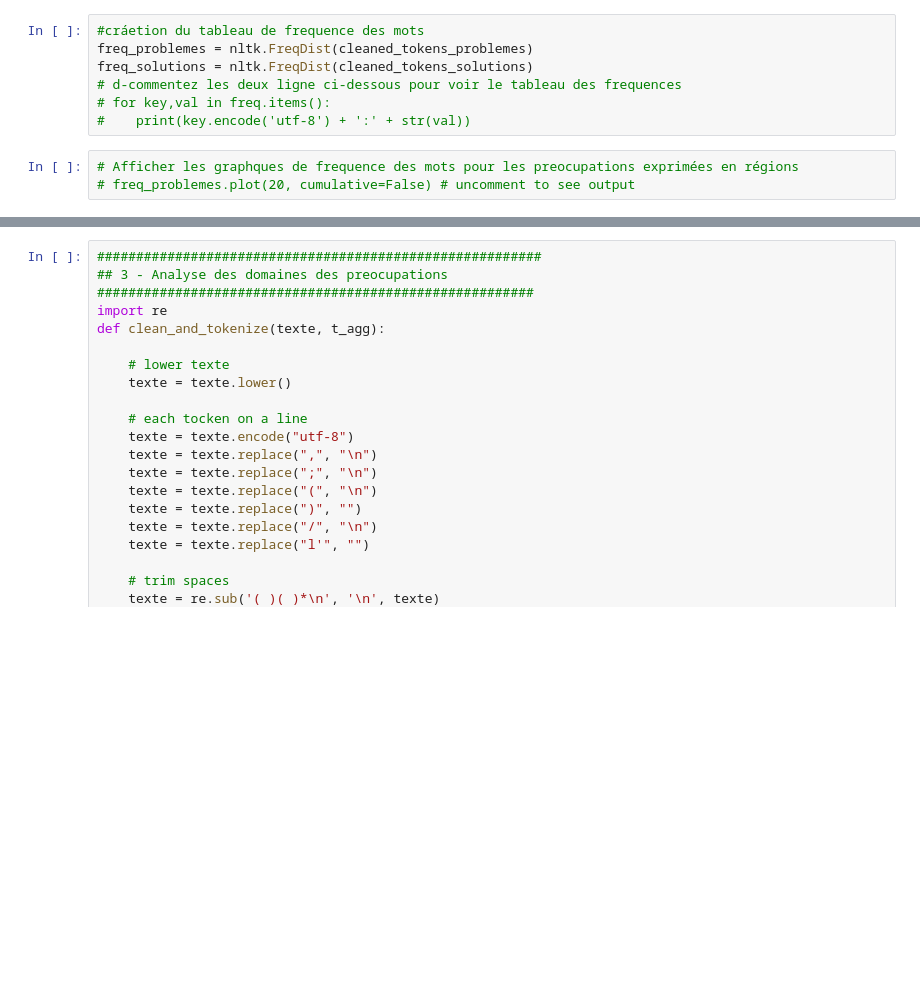
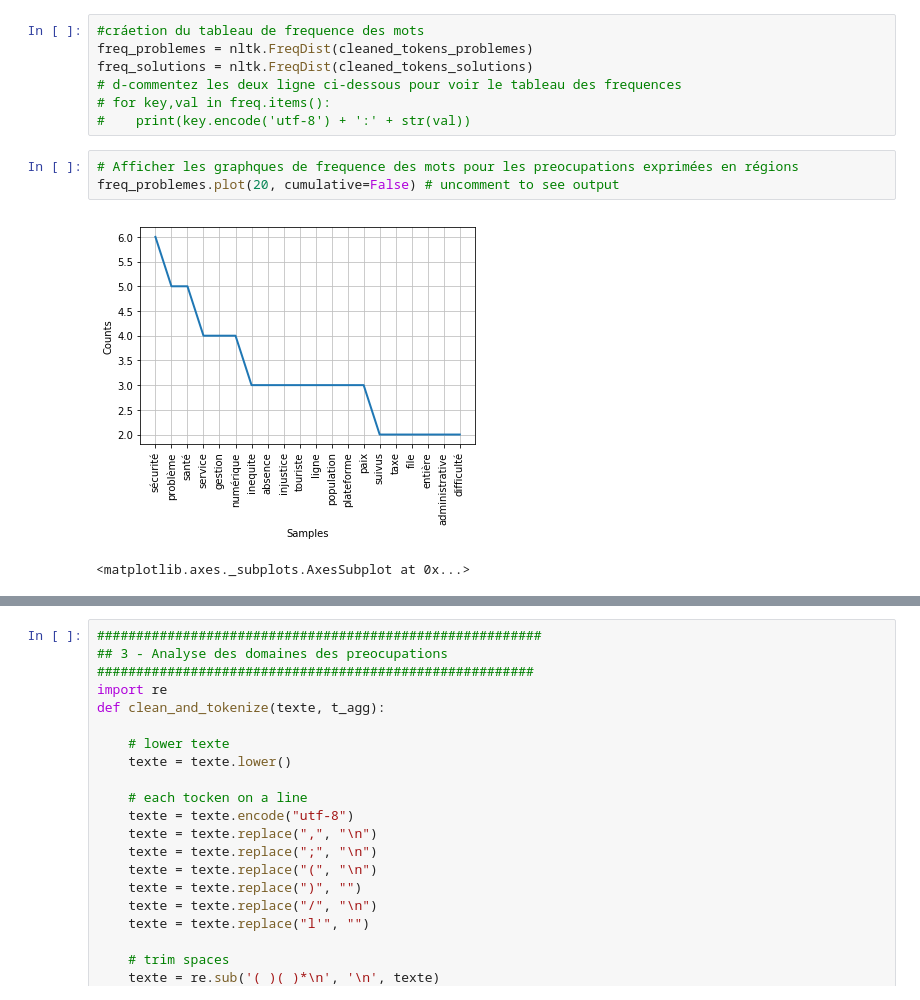
Before and after one commit to lingani/Cocreation-PAN2-Burkina-Faso, a Jupyter notebook: cocreation.ipynb, the cells around one changed output, grey strips where cells are left out. Saved outputs shown, nothing was run; the diff lists cells and outputs as text; blank space fills up the shorter version.

```diff
--- a/cocreation.ipynb
+++ b/cocreation.ipynb
@@ -154,6 +154,9 @@ freq_solutions = nltk.FreqDist(cleaned_tokens_solutions)
 #    print(key.encode('utf-8') + ':' + str(val))
 # %%
 # Afficher les graphques de frequence des mots pour les preocupations exprimées en régions
-# freq_problemes.plot(20, cumulative=False) # uncomment to see output
+freq_problemes.plot(20, cumulative=False) # uncomment to see output
+# %% [output]
+[figure, added]
+<matplotlib.axes._subplots.AxesSubplot at 0x...>
 # %%
 # Afficher les graphques de frequence des mots pour les propositions de solutions en régions
```
Also changed, not shown: parts of 10 cells of this notebook, 1 other file.
